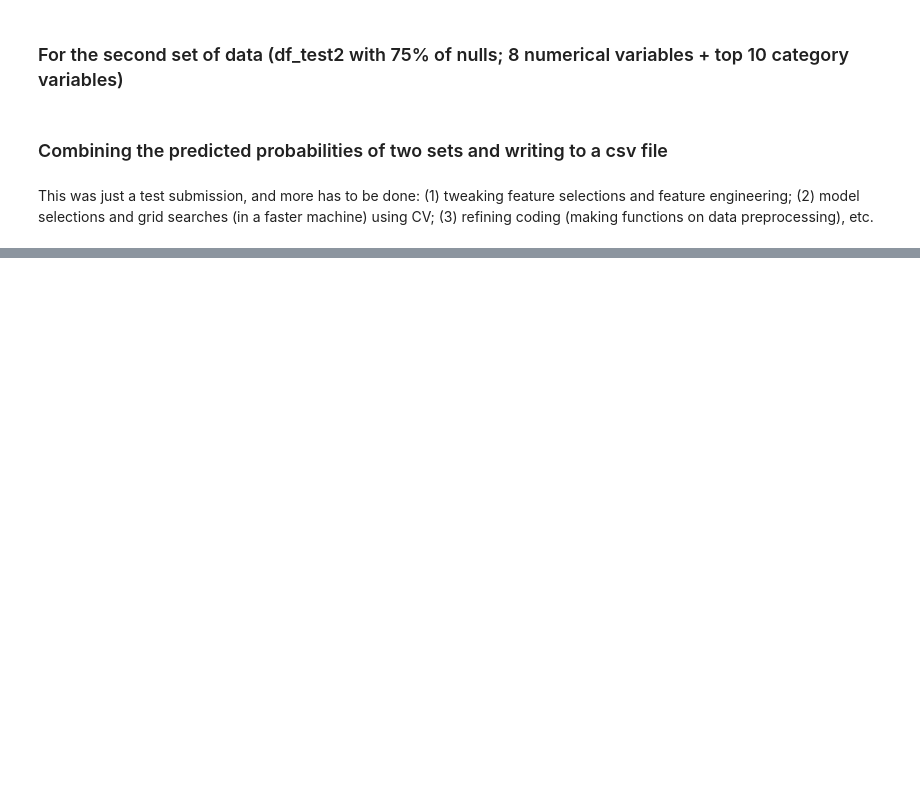
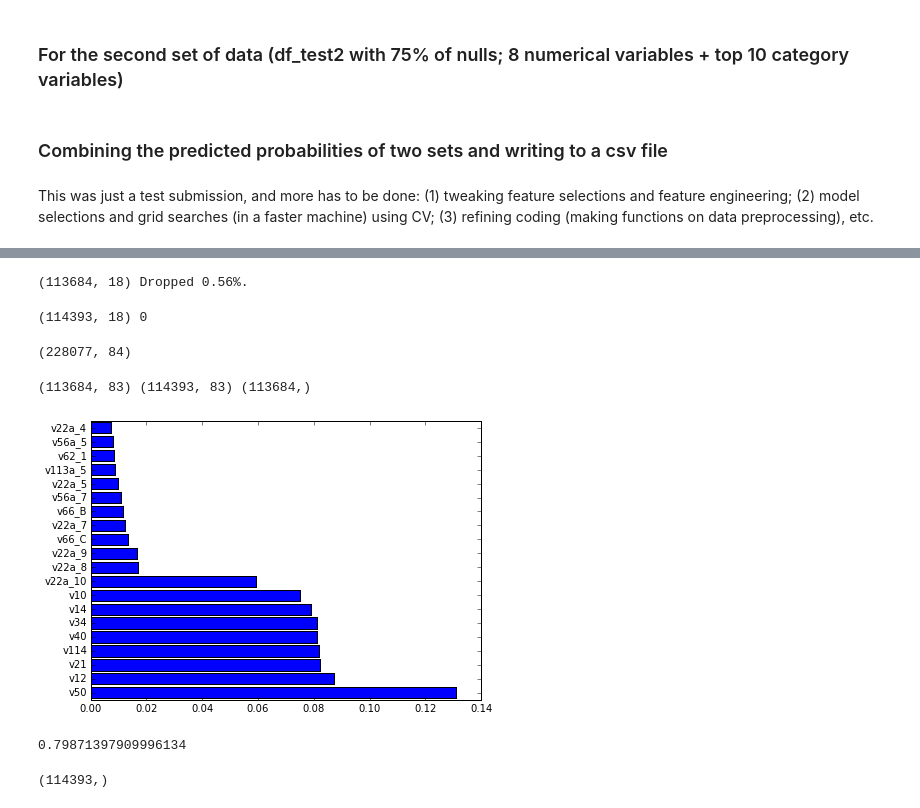
Before and after one commit to suhanree/claims-manager, a Jupyter notebook: code/ExploratoryAnalysis.ipynb, the cells around one changed output, grey strips where cells are left out. Drawn from its saved outputs; the diff is of its cells as text; code cells hidden in the pictures; blank space fills up the shorter version.

```diff
--- a/code/ExploratoryAnalysis.ipynb
+++ b/code/ExploratoryAnalysis.ipynb
@@ -818,0 +819,52 @@ This was just a test submission, and more has to be done: (1) tweaking feature s
+# %%
+df_train_dropped_na = df_train[list(variables_less_null) + category_variables_top10].dropna()
+print df_train_dropped_na.shape, "Dropped %.2f%%." % (100-100.0*df_train_dropped_na.shape[0]/df_train.shape[0])
+# %% [output]
+(113684, 18) Dropped 0.56%.
+# %%
+df_test_imputed = df_test[list(variables_less_null) + category_variables_top10].copy()
+df_test_imputed.fillna(df_test_imputed.mean(), inplace=True)
+print df_test_imputed.shape, df_test_imputed.isnull().sum().sum()
+# %% [output]
+(114393, 18) 0
+# %%
+# Creating dummy variables. reset_index should be used because ID orders have to be preserved
+df = pd.concat([df_train_dropped_na.reset_index(), df_test_imputed.reset_index()])
+df_temp = df[['ID'] + list(column_names[variables_less_null])]
+for ind in category_variables_top10:
+    df_dummy = pd.get_dummies(df[column_names[ind]], prefix=column_names[ind])
+    #print column_names[ind], df_dummy.shape, df_dummy.isnull().sum().sum()
+    df_dummy.drop(df_dummy.columns[:1], axis=1, inplace=True)
+    df_temp = pd.concat([df_temp, df_dummy], axis=1)
+print df_temp.shape
+# %% [output]
+(228077, 84)
+# %%
+# Create X, X_test, y for analysis
+X = df_temp.iloc[:df_train_dropped_na.shape[0],1:].values
+X_test = df_temp.iloc[df_train_dropped_na.shape[0]:,1:].values
+y = np.array(target_train.loc[df_train_dropped_na.index])
+print X.shape, X_test.shape, y.shape
+# %% [output]
+(113684, 83) (114393, 83) (113684,)
+# %%
+rf = RandomForestClassifier(n_estimators=100, oob_score=True)
+rf = rf.fit(X, y)
+# %%
+# Find the sorted important variables and their importances.
+indices_important_variables = np.argsort(rf.feature_importances_)[::-1]
+important_variable_names = df_temp.columns[indices_important_variables + 1]
+importances = rf.feature_importances_[indices_important_variables]
+# Look at above results in a bar chart.
+num_var = 20
+plt.figure(figsize=(7, 5))
+y_locations = np.arange(num_var) + 0.5
+plt.barh(y_locations, importances[:num_var], align='center')
+plt.yticks(y_locations, important_variable_names[:num_var])
+plt.show()
+# %% [output]
+[figure, added]
+# %%
+rf.oob_score_
+# %% [output]
+0.79871397909996134
@@ -818,0 +875,4 @@ This was just a test submission, and more has to be done: (1) tweaking feature s
+# %%
+y_test_prob.shape
+# %% [output]
+(114393,)
```
Also changed, not shown: parts of 23 cells of this notebook.
